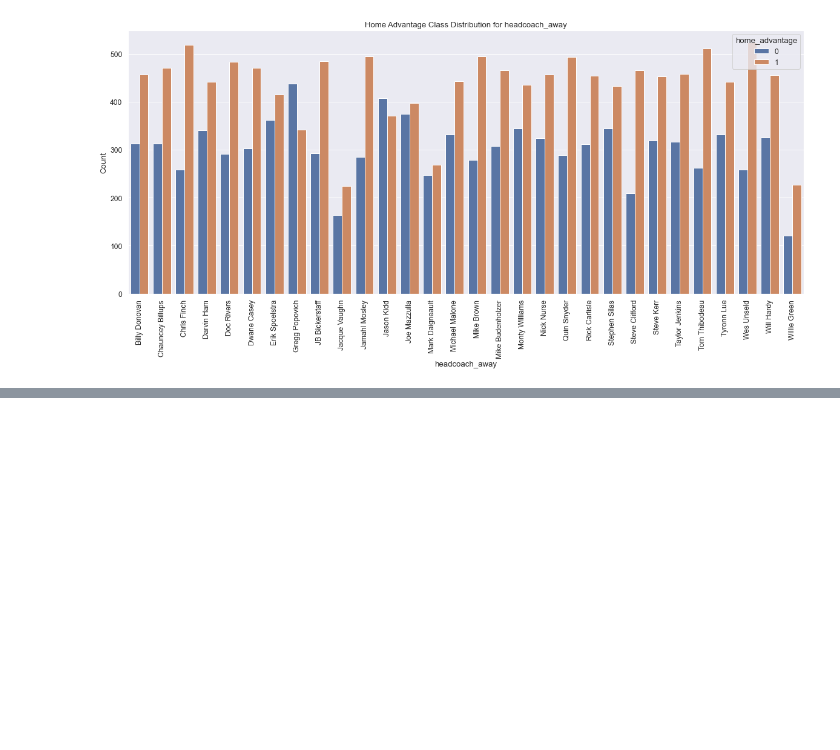
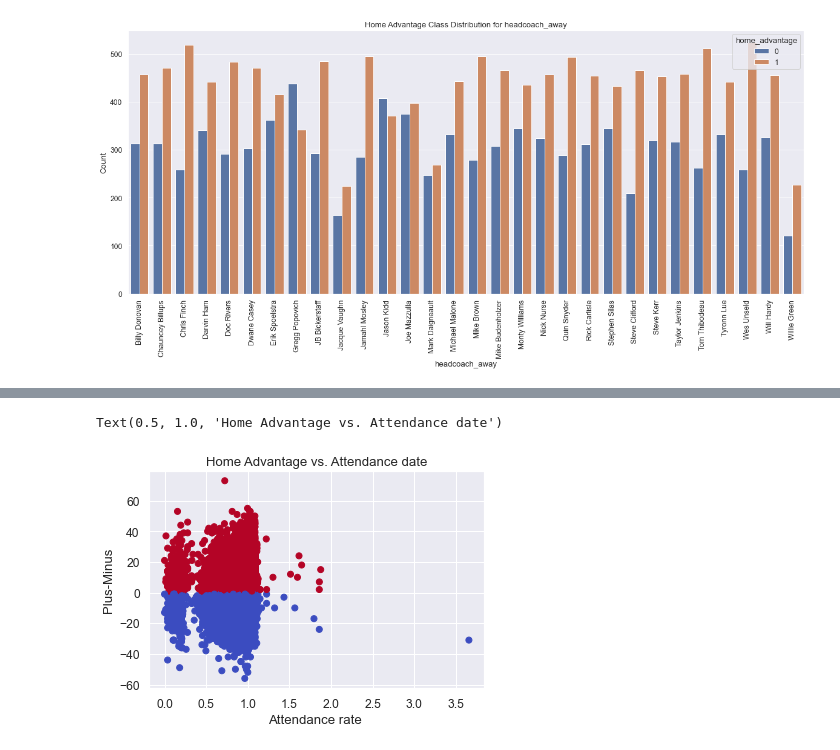
Before and after one commit to kentwhf/Home-Field-Advantage-Sports, a Jupyter notebook: final.ipynb, the cells around one changed output, grey strips where cells are left out. Cells and saved outputs as stored; diff of their text form; code cells hidden in the pictures; blank space fills up the shorter version.

```diff
--- a/final.ipynb
+++ b/final.ipynb
@@ -234,0 +229,10 @@ plt.show()
+# %%
+plt.scatter(final_merged_data['attend_density'], final_merged_data['plus_minus_home'], c=final_merged_data['home_advantage'], cmap='coolwarm')
+
+# set axis labels and title
+plt.xlabel('Attendance rate ')
+plt.ylabel('Plus-Minus')
+plt.title('Home Advantage vs. Attendance date')
+# %% [output]
+Text(0.5, 1.0, 'Home Advantage vs. Attendance date')
+[figure, added]
```
Also changed, not shown: parts of 21 cells of this notebook, 20 other files.
